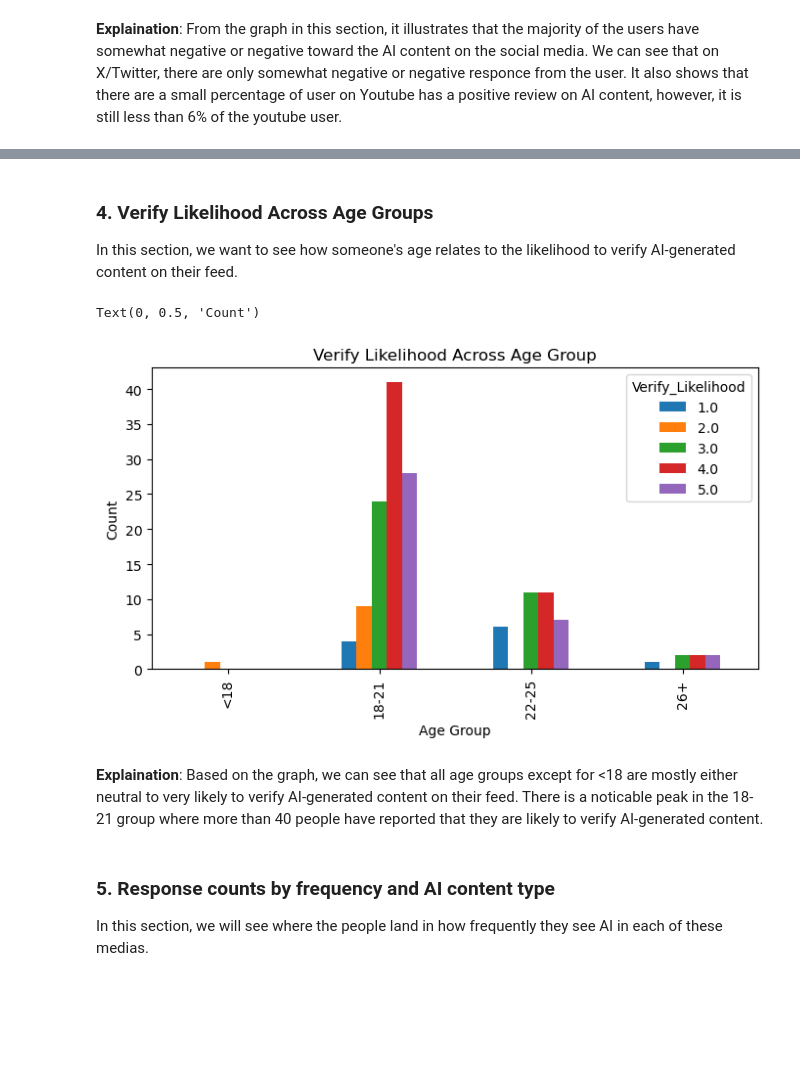
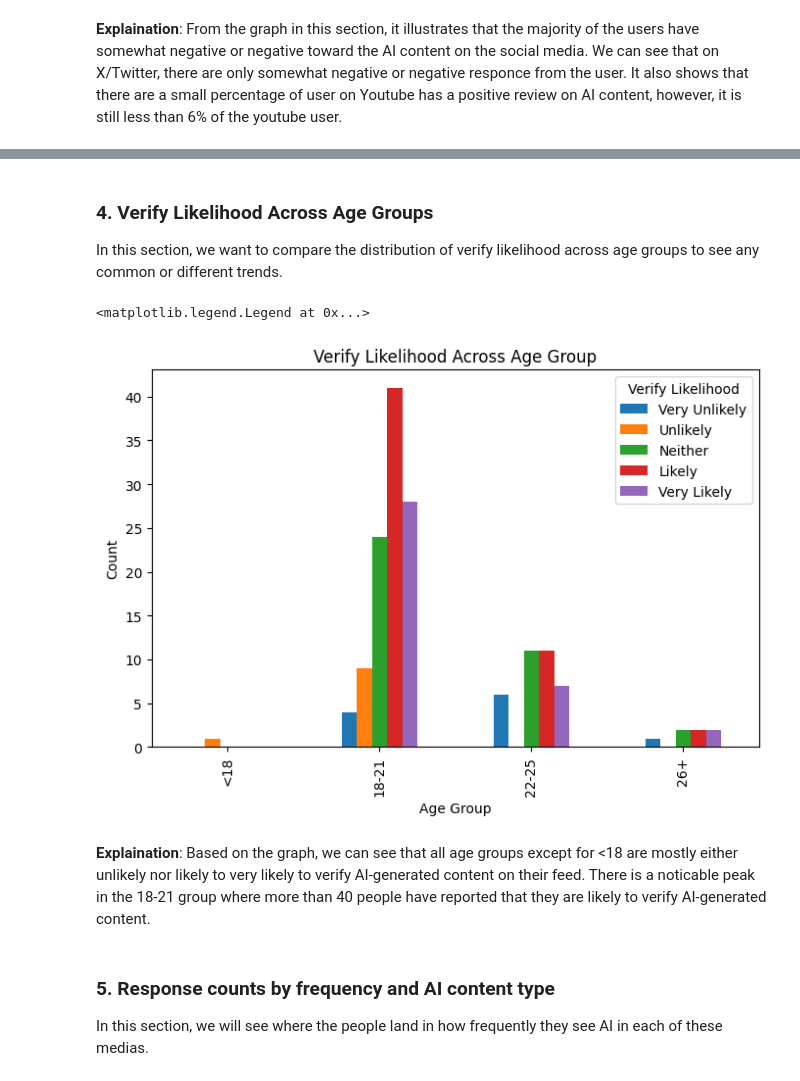
Before and after one commit to darklsor56/CS105-Team11-SP26, a Jupyter notebook: CS105_mini_Project.ipynb, the cells around one changed output, grey strips where cells are left out. Cells and saved outputs as stored; diff of their text form; code cells hidden in the pictures; blank space fills up the shorter version.

Commit message:
graphs 3 and 4 edits

```diff
--- a/CS105_mini_Project.ipynb
+++ b/CS105_mini_Project.ipynb
@@ -220,25 +227,29 @@ plt.show()
 # %% [markdown]
 ### **4. Verify Likelihood Across Age Groups**
 
-In this section, we want to see how someone's age relates to the likelihood to verify AI-generated content on their feed.
+In this section, we want to compare the distribution of verify likelihood across age groups to see any common or different trends.
 # %%
 # df['Age'].value_counts() - checking age dist
 # binning
 bins = [11, 12, 22, 26, 32]
 labels = ['<18', '18-21', '22-25', '26+']
 
 df['Age_Group'] = pd.cut(df['Age'], bins = bins, labels = labels, right = False)
 grouped = df.groupby(['Age_Group', 'Verify_Likelihood']).size().unstack(fill_value=0)
 
-grouped.plot(kind = 'bar', figsize = (8, 4))
+grouped.plot(kind = 'bar', figsize = (8, 5))
 plt.title('Verify Likelihood Across Age Group')
 plt.xlabel('Age Group')
 plt.ylabel('Count')
+
+# adjusting legend
+plt.legend(title = 'Verify Likelihood',
+           labels = ['Very Unlikely', 'Unlikely', 'Neither', 'Likely', 'Very Likely'])
 # %% [output]
-Text(0, 0.5, 'Count')
+<matplotlib.legend.Legend at 0x...>
-[figure, old version]
+[figure, new version]
 # %% [markdown]
-**Explaination**: Based on the graph, we can see that all age groups except for <18 are mostly either neutral to very likely to verify AI-generated content on their feed. There is a noticable peak in the 18-21 group where more than 40 people have reported that they are likely to verify AI-generated content.
+**Explaination**: Based on the graph, we can see that all age groups except for <18 are mostly either unlikely nor likely to very likely to verify AI-generated content on their feed. There is a noticable peak in the 18-21 group where more than 40 people have reported that they are likely to verify AI-generated content.
 # %% [markdown]
 ### **5. Response counts by frequency and AI content type**
 
```
Also changed, not shown: parts of 12 cells of this notebook.
